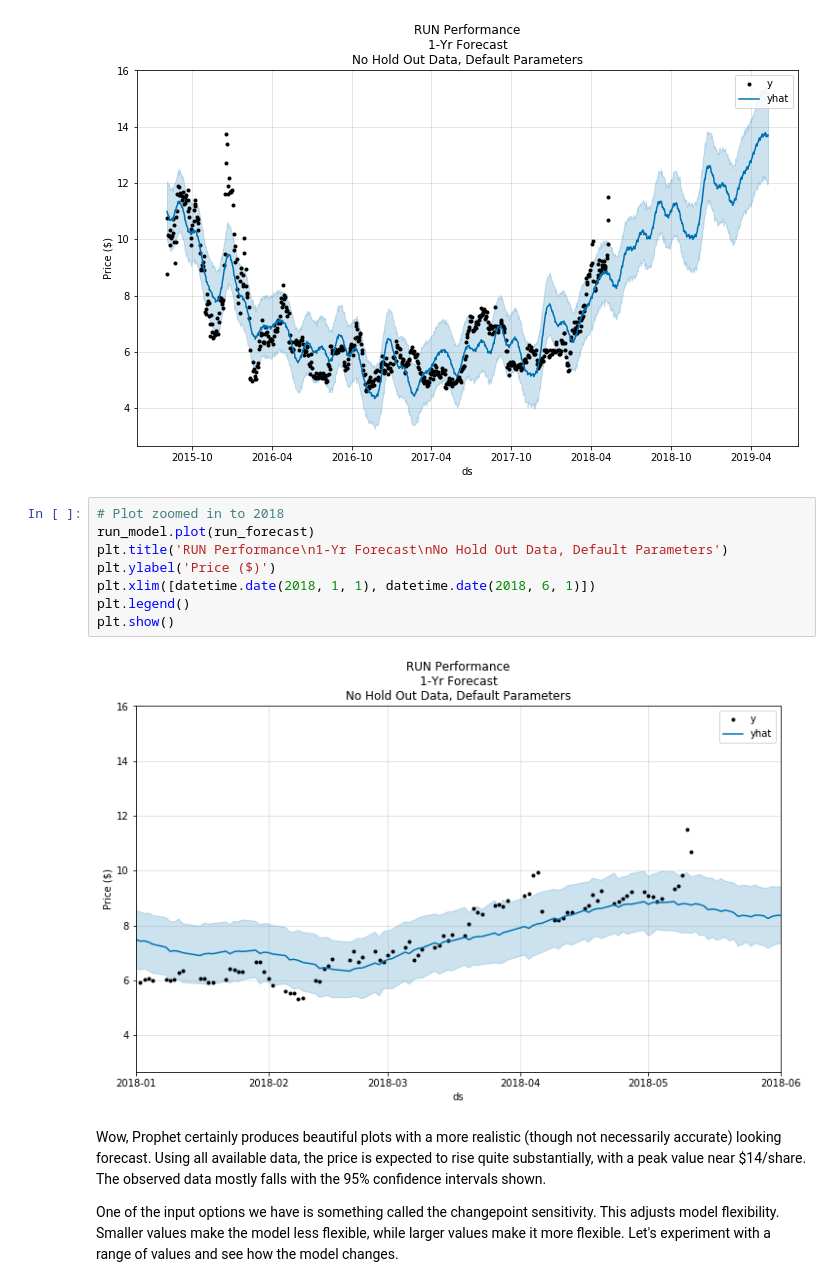
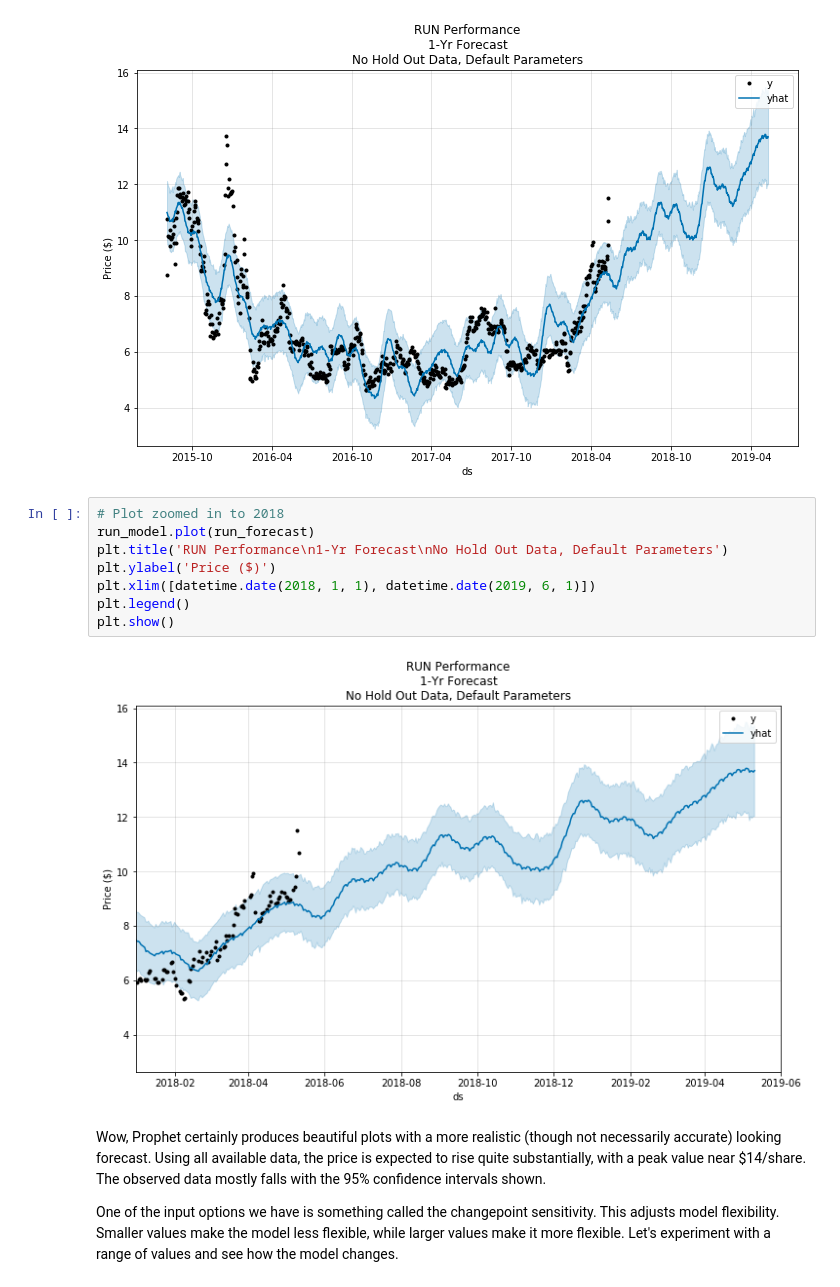
Before and after one commit to missytracy/Thinkful-Unit-7, a Jupyter notebook: Solar Stock Prediction.ipynb, the cells around one changed output. Saved outputs shown, nothing was run; the diff lists cells and outputs as text.

```diff
--- a/Solar Stock Prediction.ipynb
+++ b/Solar Stock Prediction.ipynb
@@ -883,13 +883,13 @@ plt.show()
 # %%
 # Plot zoomed in to 2018
 run_model.plot(run_forecast)
 plt.title('RUN Performance\n1-Yr Forecast\nNo Hold Out Data, Default Parameters')
 plt.ylabel('Price ($)')
-plt.xlim([datetime.date(2018, 1, 1), datetime.date(2018, 6, 1)])
+plt.xlim([datetime.date(2018, 1, 1), datetime.date(2019, 6, 1)])
 plt.legend()
 plt.show()
 # %% [output]
-[figure, old version]
+[figure, new version]
 # %% [markdown]
 Wow, Prophet certainly produces beautiful plots with a more realistic (though not necessarily accurate) looking forecast.  Using all available data, the price is expected to rise quite substantially, with a peak value near $14/share.  The observed data mostly falls with the 95% confidence intervals shown.
 
```
Also changed, not shown: parts of 5 cells of this notebook, 1 other file.
